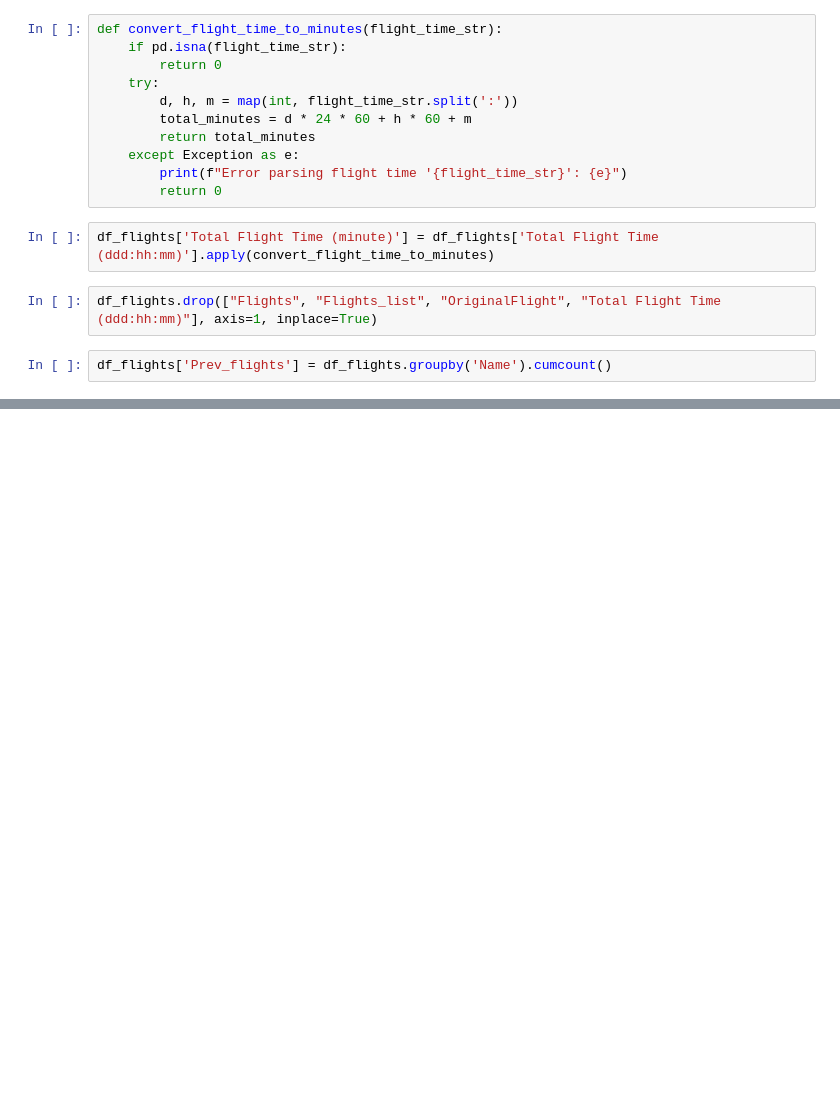
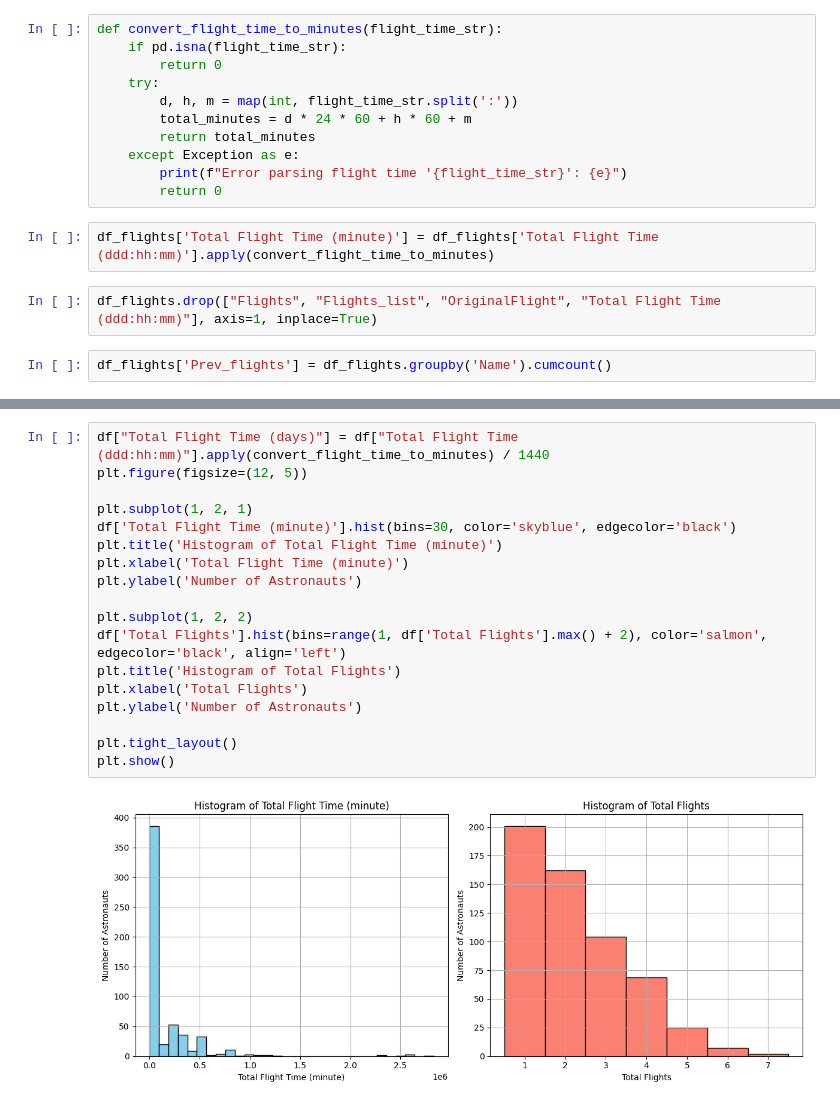
Before and after one commit to CDCThjnk/Model, a Jupyter notebook: Data Analysis/cleanData.ipynb, the cells around one changed output, grey strips where cells are left out. Saved outputs shown, nothing was run; the diff lists cells and outputs as text; blank space fills up the shorter version.

```diff
--- a/Data Analysis/cleanData.ipynb
+++ b/Data Analysis/cleanData.ipynb
@@ -88,0 +135,20 @@ df_flights
+# %%
+df["Total Flight Time (days)"] = df["Total Flight Time (ddd:hh:mm)"].apply(convert_flight_time_to_minutes) / 1440
+plt.figure(figsize=(12, 5))
+
+plt.subplot(1, 2, 1)
+df['Total Flight Time (minute)'].hist(bins=30, color='skyblue', edgecolor='black')
+plt.title('Histogram of Total Flight Time (minute)')
+plt.xlabel('Total Flight Time (minute)')
+plt.ylabel('Number of Astronauts')
+
+plt.subplot(1, 2, 2)
+df['Total Flights'].hist(bins=range(1, df['Total Flights'].max() + 2), color='salmon', edgecolor='black', align='left')
+plt.title('Histogram of Total Flights')
+plt.xlabel('Total Flights')
+plt.ylabel('Number of Astronauts')
+
+plt.tight_layout()
+plt.show()
+# %% [output]
+[figure, added]
```
Also changed, not shown: parts of 13 cells of this notebook.
